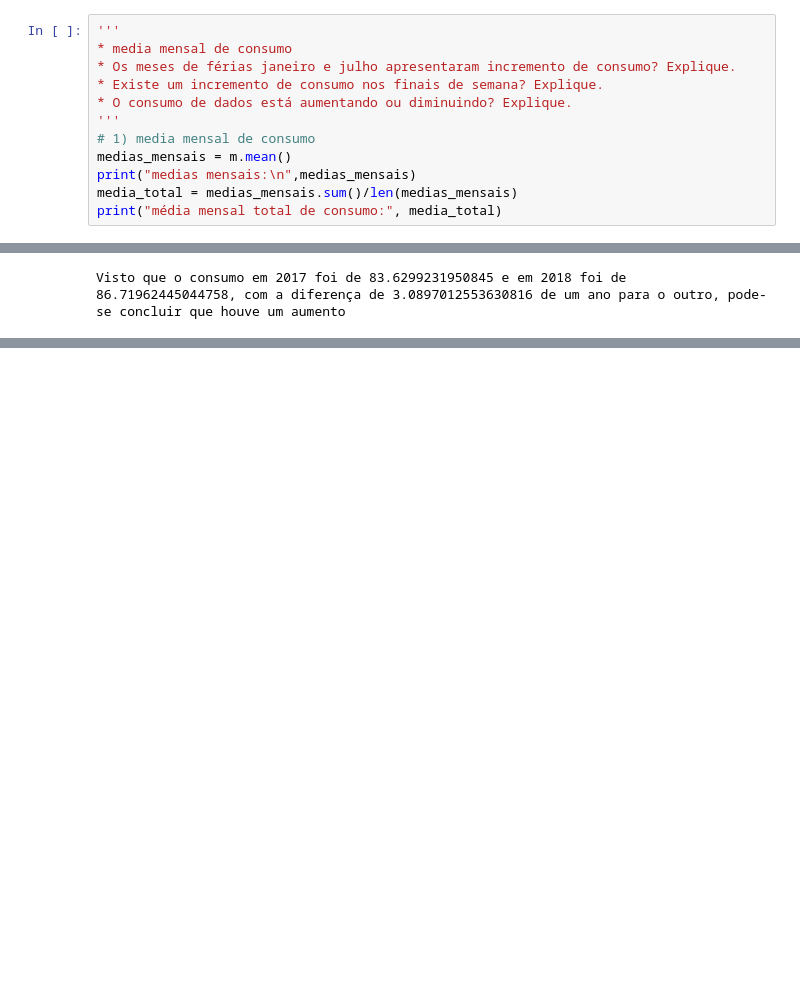
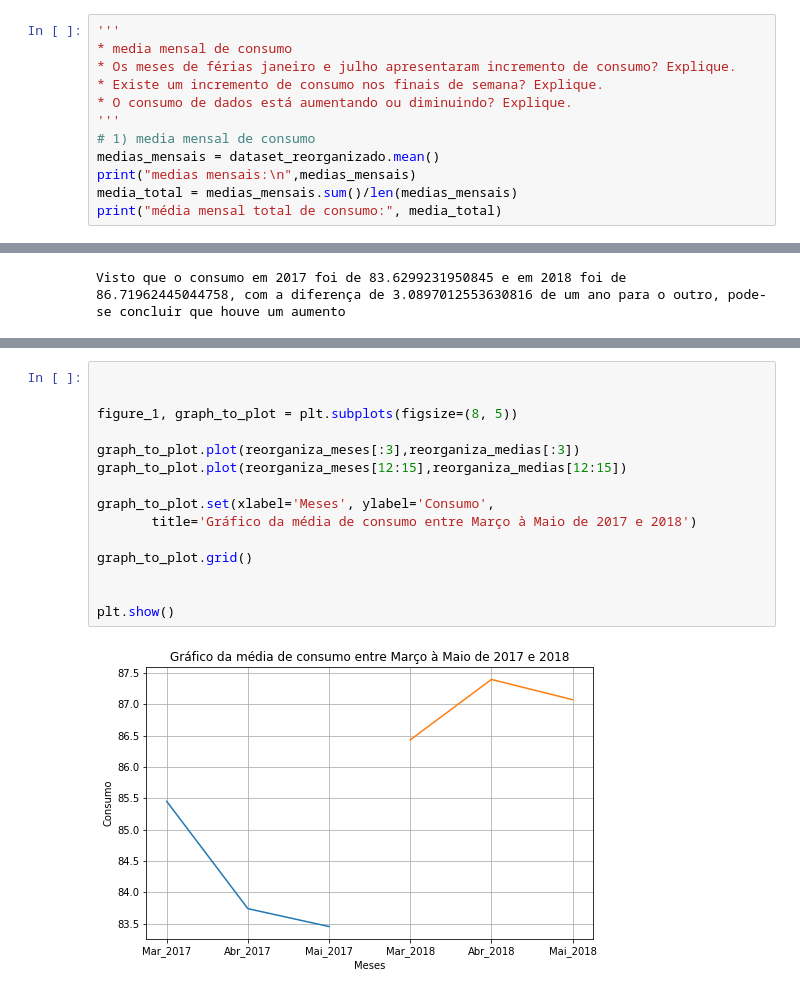
Before and after one commit to lmedson/DCO1043, a Jupyter notebook: lista_1.ipynb, the cells around one changed output, grey strips where cells are left out. Saved outputs shown, nothing was run; the diff lists cells and outputs as text; blank space fills up the shorter version.

```diff
--- a/lista_1.ipynb
+++ b/lista_1.ipynb
@@ -273,7 +275,7 @@ m
 * O consumo de dados está aumentando ou diminuindo? Explique.
 '''
 # 1) media mensal de consumo
-medias_mensais = m.mean()
+medias_mensais = dataset_reorganizado.mean()
 print("medias mensais:\n",medias_mensais)
 media_total = medias_mensais.sum()/len(medias_mensais)
 print("média mensal total de consumo:", media_total)
@@ -325,0 +365,17 @@ A partir do conjunto de dados utilizado no item 11, apresente utilizando gráfic
+# %%
+
+
+figure_1, graph_to_plot = plt.subplots(figsize=(8, 5))
+
+graph_to_plot.plot(reorganiza_meses[:3],reorganiza_medias[:3])
+graph_to_plot.plot(reorganiza_meses[12:15],reorganiza_medias[12:15])
+
+graph_to_plot.set(xlabel='Meses', ylabel='Consumo',
+       title='Gráfico da média de consumo entre Março à Maio de 2017 e 2018')
+
+graph_to_plot.grid()
+
+
+plt.show()
+# %% [output]
+[figure, added]
```
Also changed, not shown: parts of 12 cells of this notebook, 1 other file.
